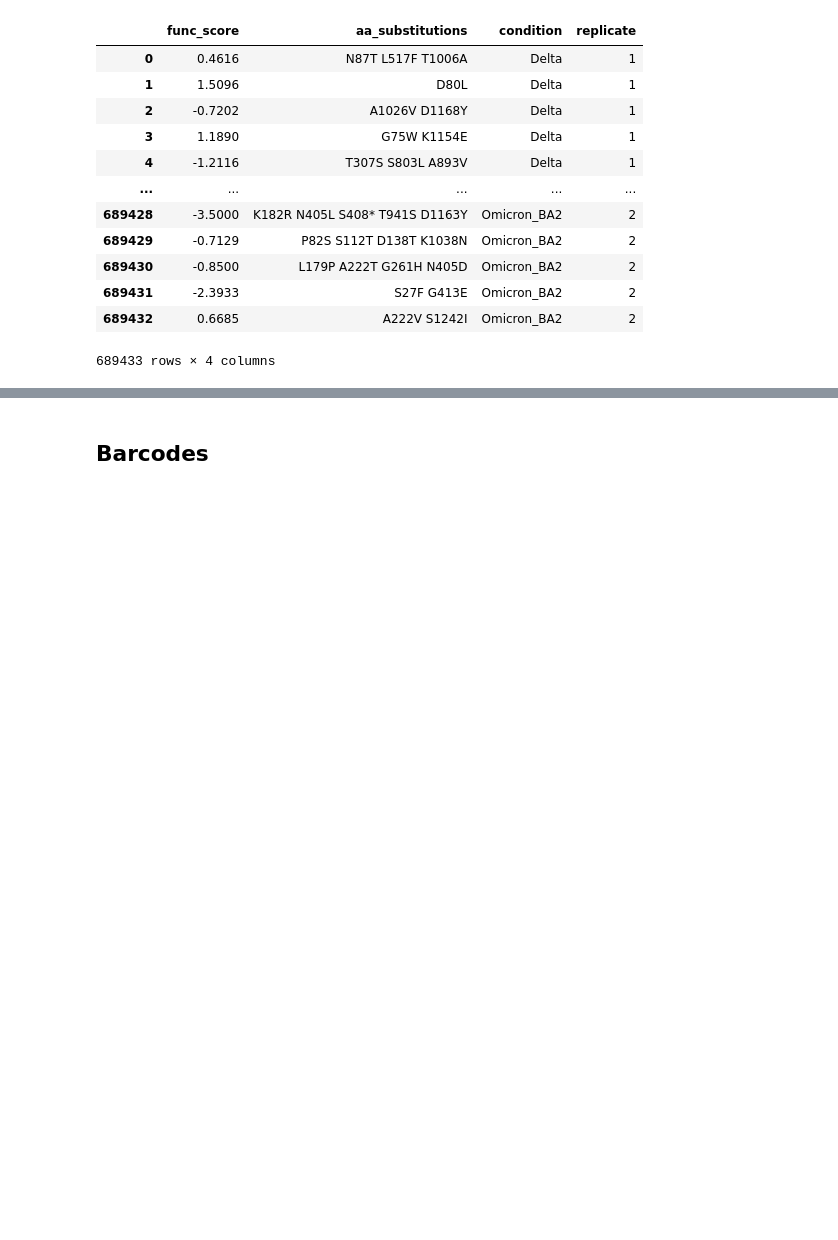
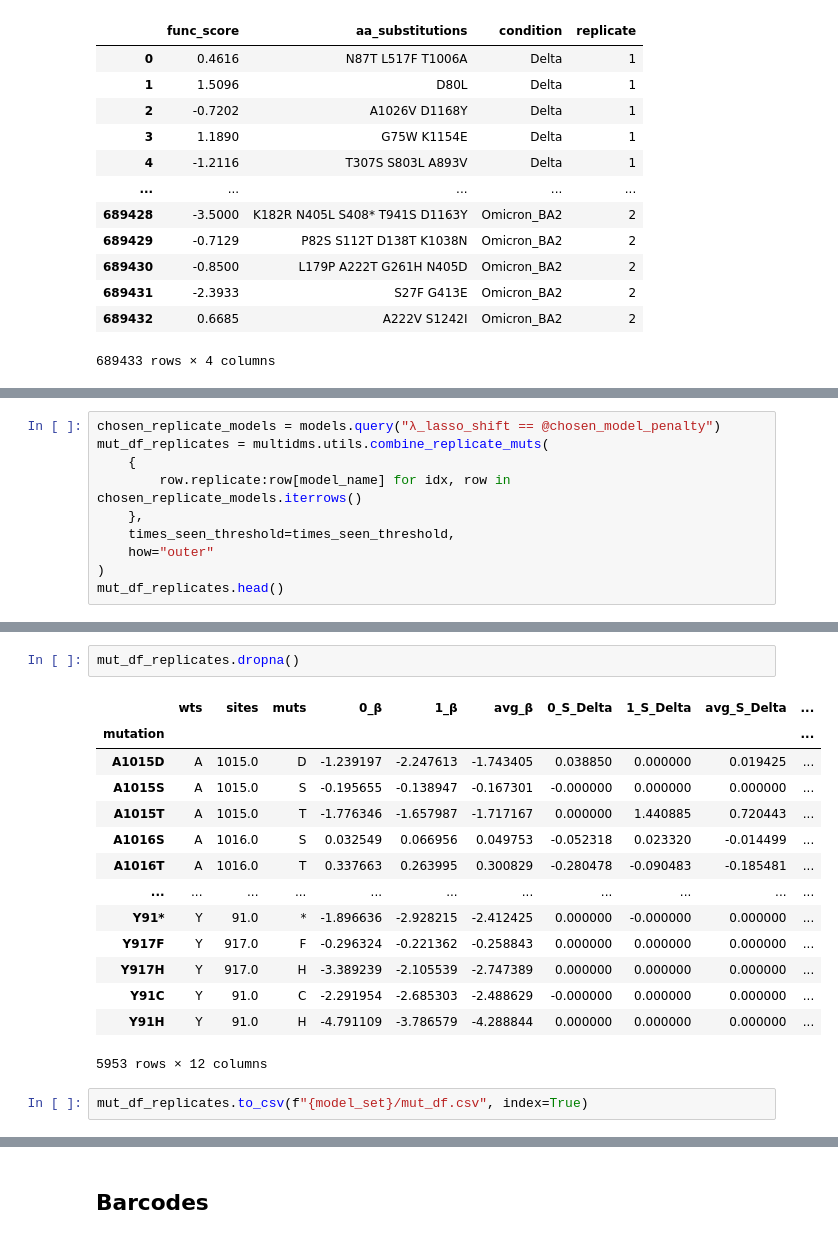
Before and after one commit to matsengrp/SARS-CoV-2_spike_multidms, a Jupyter notebook: notebooks/manuscript-figures.ipynb, the cells around one changed output, grey strips where cells are left out. Saved outputs shown, nothing was run; the diff lists cells and outputs as text; blank space fills up the shorter version.

Commit message:
added mut df for final ms model

```diff
--- a/notebooks/manuscript-figures.ipynb
+++ b/notebooks/manuscript-figures.ipynb
@@ -74,0 +110,10 @@ models.head()
+# %%
+chosen_replicate_models = models.query("λ_lasso_shift == @chosen_model_penalty")
+mut_df_replicates = multidms.utils.combine_replicate_muts(
+    {
+        row.replicate:row[model_name] for idx, row in chosen_replicate_models.iterrows()
+    },
+    times_seen_threshold=times_seen_threshold,
+    how="outer"
+)
+mut_df_replicates.head()
@@ -75,3 +135,22 @@ models.head()
+# %%
+mut_df_replicates.dropna()
+# %% [output]
+|  | wts | sites | muts | 0_β | 1_β | avg_β | 0_S_Delta | 1_S_Delta | avg_S_Delta | ... |
+| mutation |  |  |  |  |  |  |  |  |  | ... |
+| A1015D | A | 1015.0 | D | -1.239197 | -2.247613 | -1.743405 | 0.038850 | 0.000000 | 0.019425 | ... |
+| A1015S | A | 1015.0 | S | -0.195655 | -0.138947 | -0.167301 | -0.000000 | 0.000000 | 0.000000 | ... |
+| A1015T | A | 1015.0 | T | -1.776346 | -1.657987 | -1.717167 | 0.000000 | 1.440885 | 0.720443 | ... |
+| A1016S | A | 1016.0 | S | 0.032549 | 0.066956 | 0.049753 | -0.052318 | 0.023320 | -0.014499 | ... |
+| A1016T | A | 1016.0 | T | 0.337663 | 0.263995 | 0.300829 | -0.280478 | -0.090483 | -0.185481 | ... |
+| ... | ... | ... | ... | ... | ... | ... | ... | ... | ... | ... |
+| Y91* | Y | 91.0 | * | -1.896636 | -2.928215 | -2.412425 | 0.000000 | -0.000000 | 0.000000 | ... |
+| Y917F | Y | 917.0 | F | -0.296324 | -0.221362 | -0.258843 | 0.000000 | 0.000000 | 0.000000 | ... |
+| Y917H | Y | 917.0 | H | -3.389239 | -2.105539 | -2.747389 | 0.000000 | 0.000000 | 0.000000 | ... |
+| Y91C | Y | 91.0 | C | -2.291954 | -2.685303 | -2.488629 | -0.000000 | 0.000000 | 0.000000 | ... |
+| Y91H | Y | 91.0 | H | -4.791109 | -3.786579 | -4.288844 | 0.000000 | 0.000000 | 0.000000 | ... |
+5953 rows × 12 columns
+# %%
+mut_df_replicates.to_csv(f"{model_set}/mut_df.csv", index=True)
 # %%
 func_score_df
 # %% [output]
```
Also changed, not shown: parts of 41 cells of this notebook, 21 other files.
